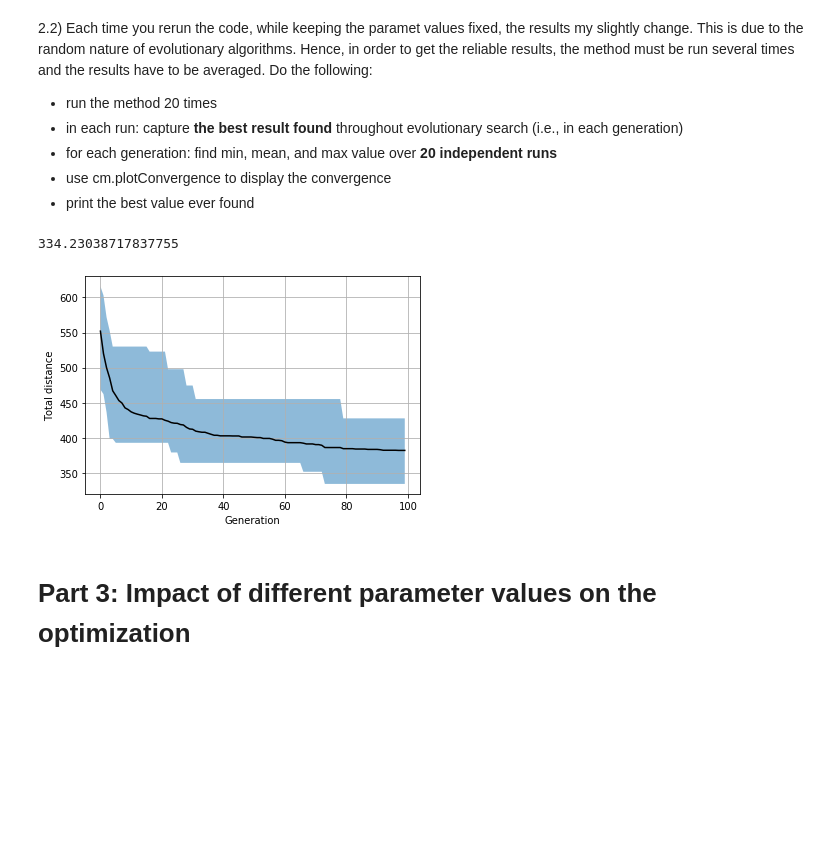
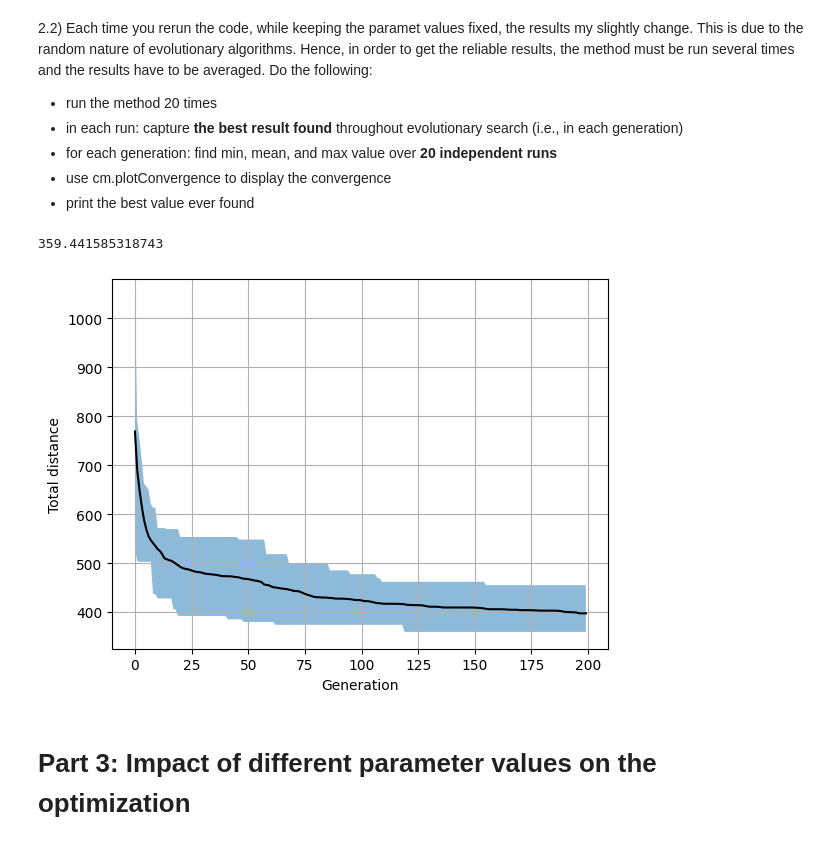
Before and after one commit to AnastasiaT18/IAI_ER_Labs, a Jupyter notebook: Lab4/Exercises_Dilya.ipynb, the cells around one changed output. Drawn from its saved outputs; the diff is of its cells as text; code cells hidden in the pictures; blank space fills up the shorter version.

```diff
--- a/Lab4/Exercises_Dilya.ipynb
+++ b/Lab4/Exercises_Dilya.ipynb
@@ -223,14 +367,42 @@ print(Y_MIN[-1])
 - for each generation: find min, mean, and max value over **20 independent runs** <br>
 - use cm.plotConvergence to display the convergence
 - print the best value ever found
-# %%
-### TODO
-
-cm.plotConvergence(plt, X, Y_MIN, Y_MEAN, Y_MAX)
-print(Y_MIN[-1])
-# %% [output]
-334.23038717837755
-[figure, removed]
+# %%
+runs = 20
+all_Y_MIN = []
+all_Y_MEAN = []
+all_Y_MAX = []
+best_ever = float("inf")
+for r in range(runs):
+    population = getInitialPopulation(populationSize, cities, costMatrix)
+    sortPopulation(population)
+    run_min = []
+    run_mean = []
+    run_max = []
+    for g in range(generations):
+        stats = getStats(population)
+        run_min.append(stats[0])
+        run_mean.append(stats[1])
+        run_max.append(stats[2])
+        if stats[0] < best_ever:
+            best_ever = stats[0]
+        matingPool = getMatingPool(populationSize, populationSize, 2)
+        children = getOffspring(population, matingPool, mutationProbability, costMatrix)
+        population += children
+        sortPopulation(population)
+        population = population[:populationSize]
+    all_Y_MIN.append(run_min)
+    all_Y_MEAN.append(run_mean)
+    all_Y_MAX.append(run_max)
+X = list(range(generations))
+Y_MIN = np.min(all_Y_MIN, axis=0)
+Y_MEAN = np.mean(all_Y_MEAN, axis=0)
+Y_MAX = np.max(all_Y_MAX, axis=0)
+cm.plotConvergence(plt, X, Y_MIN, Y_MEAN, Y_MAX)
+print( best_ever)
+# %% [output]
+359.441585318743
+[figure, added]
 # %% [markdown]
 # Part 3: Impact of different parameter values on the optimization
 # %% [markdown]
```
Also changed, not shown: parts of 20 cells of this notebook.
